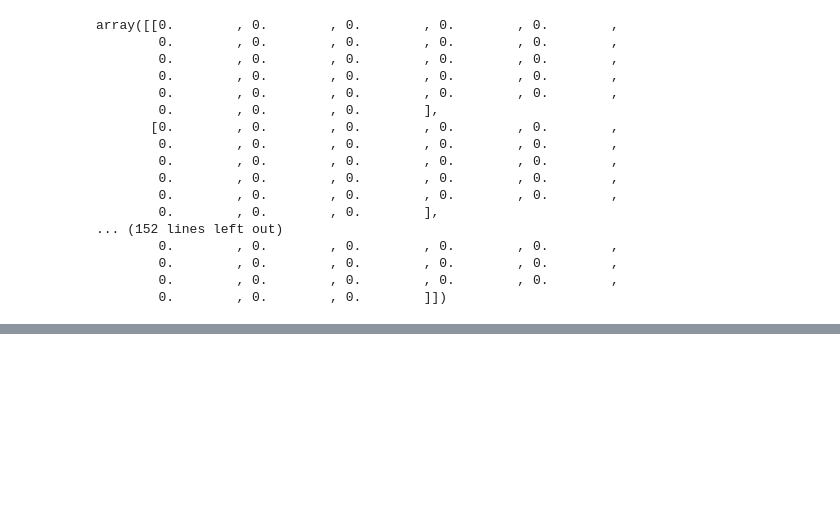
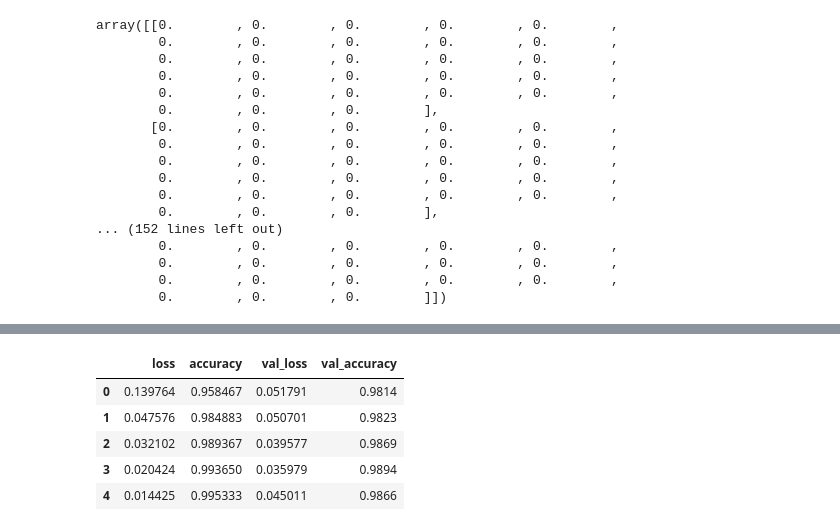
Before and after one commit to gtechzilla/tensorflow_certification, a Jupyter notebook: CNN/mnist.ipynb, the cells around one changed output, grey strips where cells are left out. Cells and saved outputs as stored; diff of their text form; code cells hidden in the pictures; blank space fills up the shorter version.

```diff
--- a/CNN/mnist.ipynb
+++ b/CNN/mnist.ipynb
@@ -95 +97,12 @@ Epoch 4/10
 <tensorflow.python.keras.callbacks.History at 0x...>
+# %%
+#Evaluating our model
+metrics = pd.DataFrame(model.history.history)
+metrics
+# %% [output]
+|  | loss | accuracy | val_loss | val_accuracy |
+| 0 | 0.139764 | 0.958467 | 0.051791 | 0.9814 |
+| 1 | 0.047576 | 0.984883 | 0.050701 | 0.9823 |
+| 2 | 0.032102 | 0.989367 | 0.039577 | 0.9869 |
+| 3 | 0.020424 | 0.993650 | 0.035979 | 0.9894 |
+| 4 | 0.014425 | 0.995333 | 0.045011 | 0.9866 |
```
Also changed, not shown: parts of 5 cells of this notebook.
